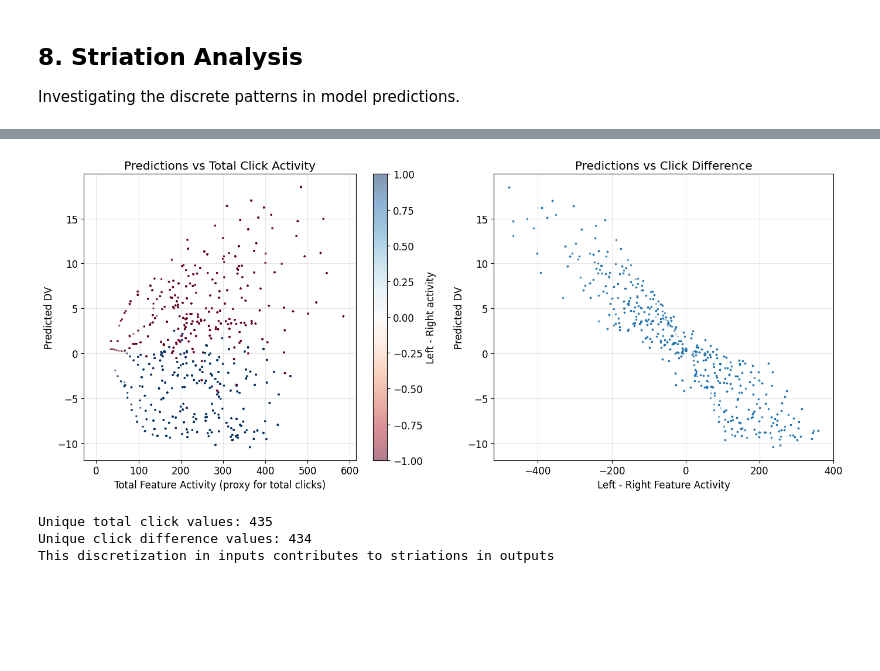
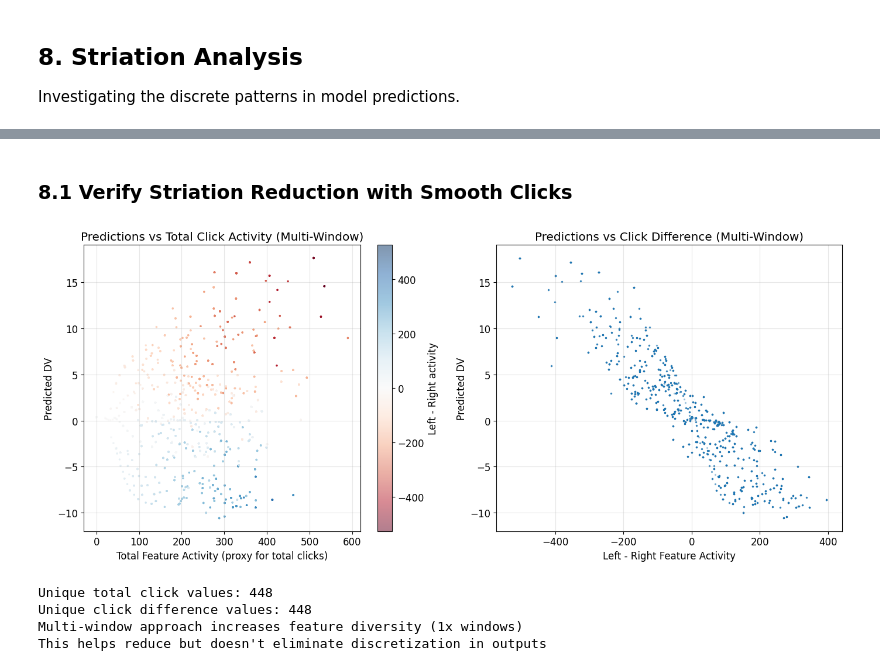
Before and after one commit to Brody-Lab/ClickDV, a Jupyter notebook: notebooks/analysis/glm_clicks_to_dv_sklearn_v002.ipynb, the cells around one changed output, grey strips where cells are left out. Saved outputs shown, nothing was run; the diff lists cells and outputs as text; code cells hidden in the pictures; blank space fills up the shorter version.

```diff
--- a/notebooks/analysis/glm_clicks_to_dv_sklearn_v002.ipynb
+++ b/notebooks/analysis/glm_clicks_to_dv_sklearn_v002.ipynb
@@ -146,6 +146,7 @@ Create temporal kernels to capture click history at different timescales.
 # %%
 # Define basis function parameters - SIMPLIFIED: varying widths only
 n_basis = 10  # Number of Gaussian basis functions
+time_windows = [0] #[0, -0.02, -0.04]
 width_min = 0.01  # Minimum width (10ms)
 width_max = 0.5   # Maximum width (500ms)
 
@@ -1423,43 +2032,50 @@ Reduction in unique values: 0
+# %% [markdown]
+### 8.1 Verify Striation Reduction with Smooth Clicks
 # %%
-# Calculate total clicks per data point
-left_click_sums = X_valid[:, :n_basis].sum(axis=1)  # Sum of left features
-right_click_sums = X_valid[:, n_basis:].sum(axis=1)  # Sum of right features
+# Calculate total clicks per data point using corrected feature extraction
+# Use helper to properly extract left and right features from all windows
+left_features, right_features = helper.extract_features_by_side(X_valid)
+
+left_click_sums = left_features.sum(axis=1)  # Sum of all left features across windows
+right_click_sums = right_features.sum(axis=1)  # Sum of all right features across windows
 total_clicks = left_click_sums + right_click_sums
 click_diff = left_click_sums - right_click_sums
 
 # Get predictions for valid data
 y_pred_valid = model.predict(X_valid)
 
 # Create figure with two subplots
 fig, (ax1, ax2) = plt.subplots(1, 2, figsize=(14, 6))
 
 # Left panel: Predictions vs total clicks
 scatter1 = ax1.scatter(total_clicks, y_pred_valid, c=click_diff, cmap='RdBu',
-                       alpha=0.5, s=2, vmin=-1, vmax=1)
+                       alpha=0.5, s=2, vmin=-max(abs(click_diff)), vmax=max(abs(click_diff)))
 ax1.set_xlabel('Total Feature Activity (proxy for total clicks)')
 ax1.set_ylabel('Predicted DV')
-ax1.set_title('Predictions vs Total Click Activity')
+ax1.set_title('Predictions vs Total Click Activity (Multi-Window)')
 ax1.grid(True, alpha=0.3)
 plt.colorbar(scatter1, ax=ax1, label='Left - Right activity')
 
 # Right panel: Predictions vs click difference
 ax2.scatter(click_diff, y_pred_valid, alpha=0.3, s=2)
 ax2.set_xlabel('Left - Right Feature Activity')
 ax2.set_ylabel('Predicted DV')
-ax2.set_title('Predictions vs Click Difference')
+ax2.set_title('Predictions vs Click Difference (Multi-Window)')
 ax2.grid(True, alpha=0.3)
 
 plt.tight_layout()
 plt.show()
 
 # Check for discrete patterns
 unique_totals = len(np.unique(np.round(total_clicks, 3)))
 unique_diffs = len(np.unique(np.round(click_diff, 3)))
 print(f"Unique total click values: {unique_totals}")
 print(f"Unique click difference values: {unique_diffs}")
-print(f"This discretization in inputs contributes to striations in outputs")
+print(f"Multi-window approach increases feature diversity ({helper.n_windows}x windows)")
+print(f"This helps reduce but doesn't eliminate discretization in outputs")
 # %% [output]
-[figure, old version]
+[figure, new version]
-Unique total click values: 435
-Unique click difference values: 434
-This discretization in inputs contributes to striations in outputs
+Unique total click values: 448
+Unique click difference values: 448
+Multi-window approach increases feature diversity (1x windows)
+This helps reduce but doesn't eliminate discretization in outputs
```
Also changed, not shown: parts of 32 cells of this notebook.
